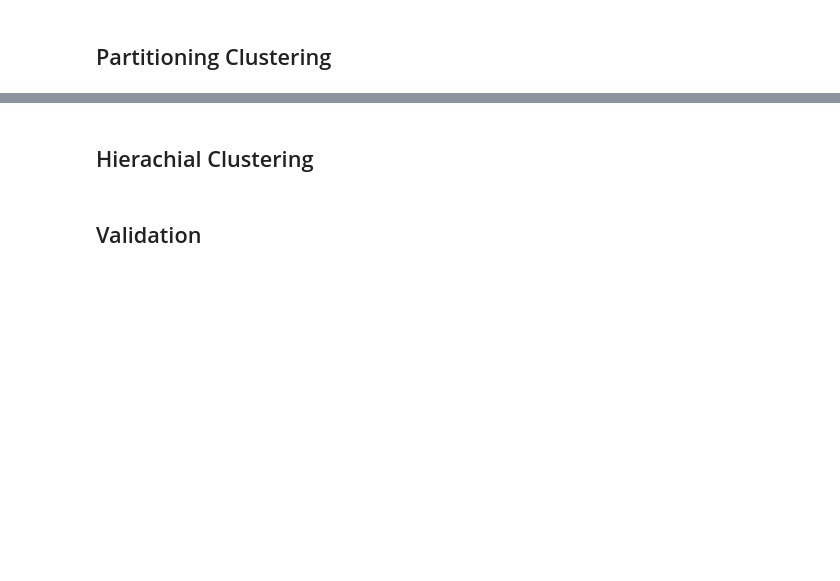
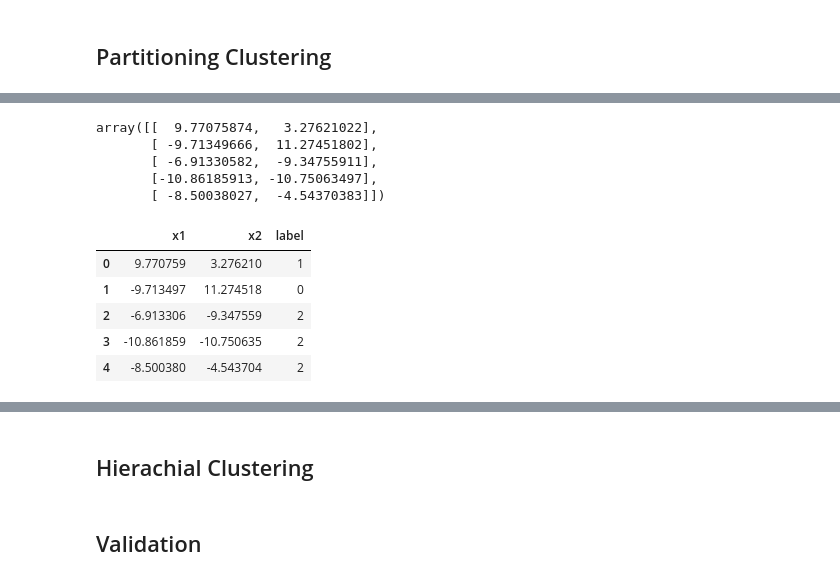
Before and after one commit to JonathanWillnow/CompuStatsClustering, a Jupyter notebook: Clustering.ipynb, the cells around one changed output, grey strips where cells are left out. Saved outputs shown, nothing was run; the diff lists cells and outputs as text; code cells hidden in the pictures; blank space fills up the shorter version.

```diff
--- a/Clustering.ipynb
+++ b/Clustering.ipynb
@@ -69,0 +153,19 @@ Clustering is often referred to as unsupervised machine larning. As Kassambara (
+# %%
+features[:5]
+# %% [output]
+array([[  9.77075874,   3.27621022],
+       [ -9.71349666,  11.27451802],
+       [ -6.91330582,  -9.34755911],
+       [-10.86185913, -10.75063497],
+       [ -8.50038027,  -4.54370383]])
+# %%
+df = pd.DataFrame(features, columns = ["x1", "x2"])
+df["label"] = true_labels
+df.head(5)
+# %% [output]
+|  | x1 | x2 | label |
+| 0 | 9.770759 | 3.276210 | 1 |
+| 1 | -9.713497 | 11.274518 | 0 |
+| 2 | -6.913306 | -9.347559 | 2 |
+| 3 | -10.861859 | -10.750635 | 2 |
+| 4 | -8.500380 | -4.543704 | 2 |
```
Also changed, not shown: parts of 27 cells of this notebook.
